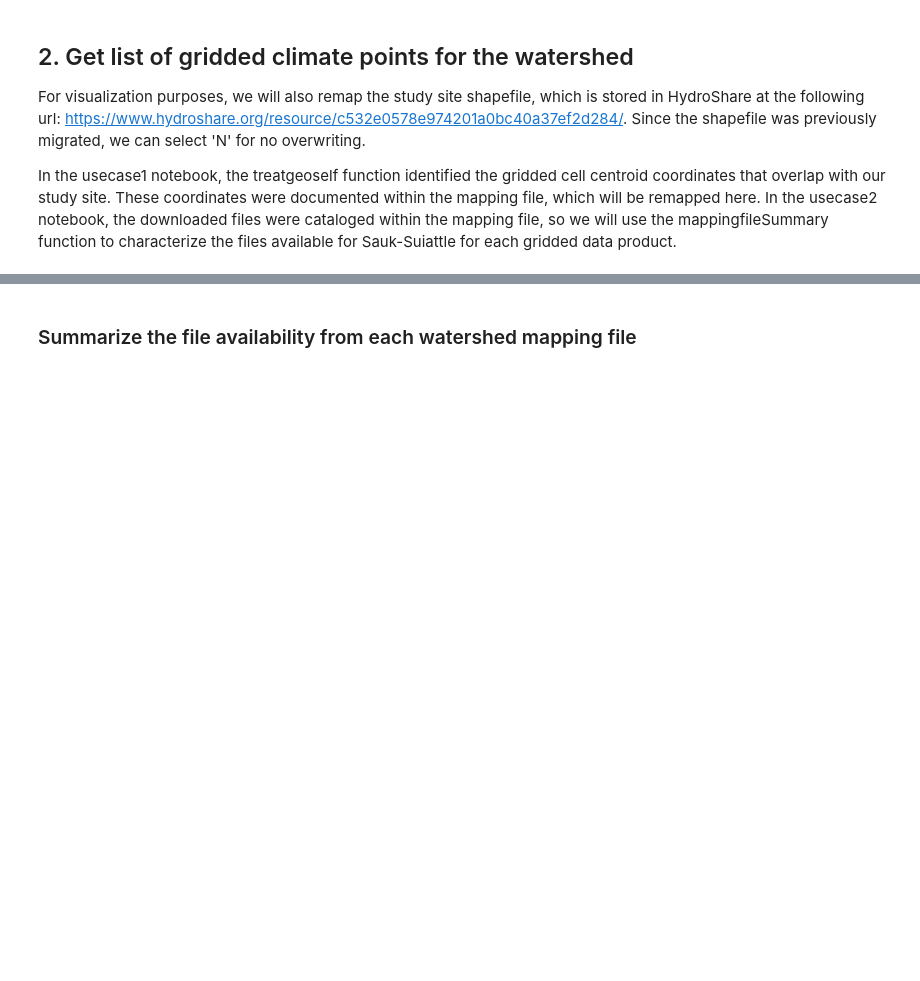
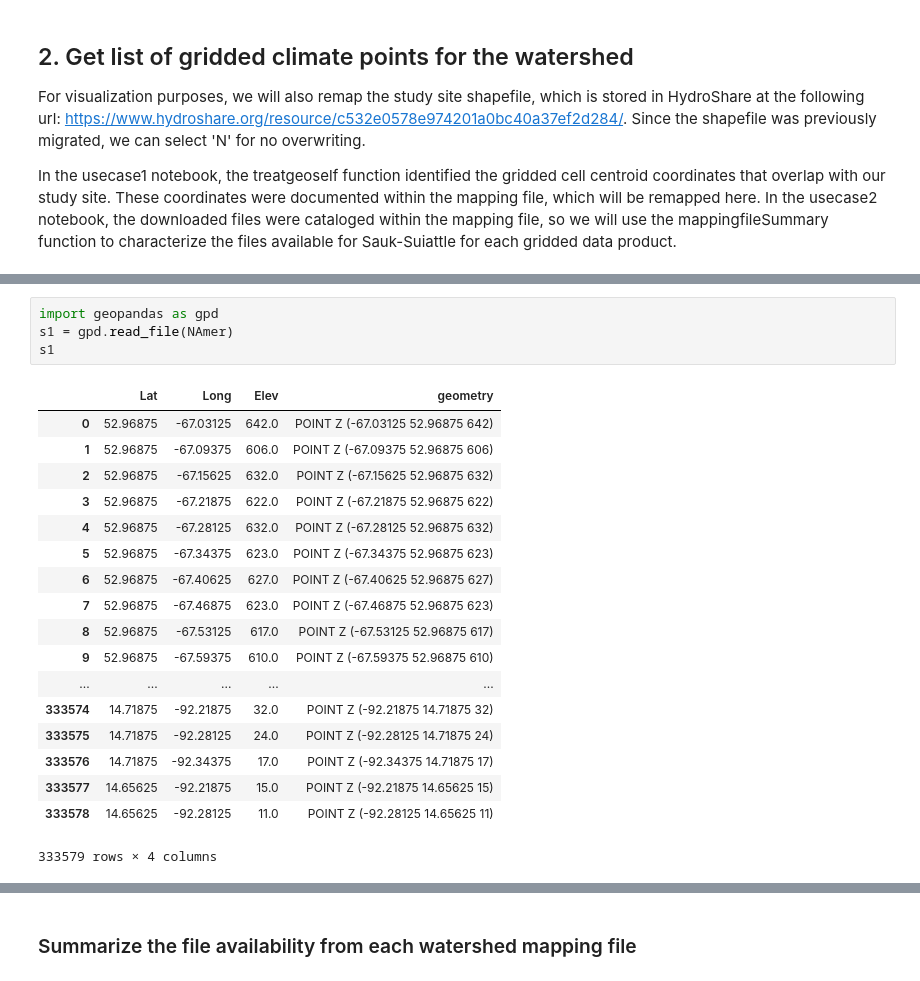
Before and after one commit to Freshwater-Initiative/Observatory, a Jupyter notebook: tutorials/Observatory_usecase8_3Dmappingfile.ipynb, the cells around one changed output, grey strips where cells are left out. Saved outputs shown, nothing was run; the diff lists cells and outputs as text; blank space fills up the shorter version.

```diff
--- a/tutorials/Observatory_usecase8_3Dmappingfile.ipynb
+++ b/tutorials/Observatory_usecase8_3Dmappingfile.ipynb
@@ -164,0 +240,23 @@ ogh.reprojShapefile(sourcepath=sauk)
+# %%
+import geopandas as gpd
+s1 = gpd.read_file(NAmer)
+s1
+# %% [output]
+|  | Lat | Long | Elev | geometry |
+| 0 | 52.96875 | -67.03125 | 642.0 | POINT Z (-67.03125 52.96875 642) |
+| 1 | 52.96875 | -67.09375 | 606.0 | POINT Z (-67.09375 52.96875 606) |
+| 2 | 52.96875 | -67.15625 | 632.0 | POINT Z (-67.15625 52.96875 632) |
+| 3 | 52.96875 | -67.21875 | 622.0 | POINT Z (-67.21875 52.96875 622) |
+| 4 | 52.96875 | -67.28125 | 632.0 | POINT Z (-67.28125 52.96875 632) |
+| 5 | 52.96875 | -67.34375 | 623.0 | POINT Z (-67.34375 52.96875 623) |
+| 6 | 52.96875 | -67.40625 | 627.0 | POINT Z (-67.40625 52.96875 627) |
+| 7 | 52.96875 | -67.46875 | 623.0 | POINT Z (-67.46875 52.96875 623) |
+| 8 | 52.96875 | -67.53125 | 617.0 | POINT Z (-67.53125 52.96875 617) |
+| 9 | 52.96875 | -67.59375 | 610.0 | POINT Z (-67.59375 52.96875 610) |
+| ... | ... | ... | ... | ... |
+| 333574 | 14.71875 | -92.21875 | 32.0 | POINT Z (-92.21875 14.71875 32) |
+| 333575 | 14.71875 | -92.28125 | 24.0 | POINT Z (-92.28125 14.71875 24) |
+| 333576 | 14.71875 | -92.34375 | 17.0 | POINT Z (-92.34375 14.71875 17) |
+| 333577 | 14.65625 | -92.21875 | 15.0 | POINT Z (-92.21875 14.65625 15) |
+| 333578 | 14.65625 | -92.28125 | 11.0 | POINT Z (-92.28125 14.65625 11) |
+333579 rows × 4 columns
```
Also changed, not shown: parts of 14 cells of this notebook, 4 other files.
